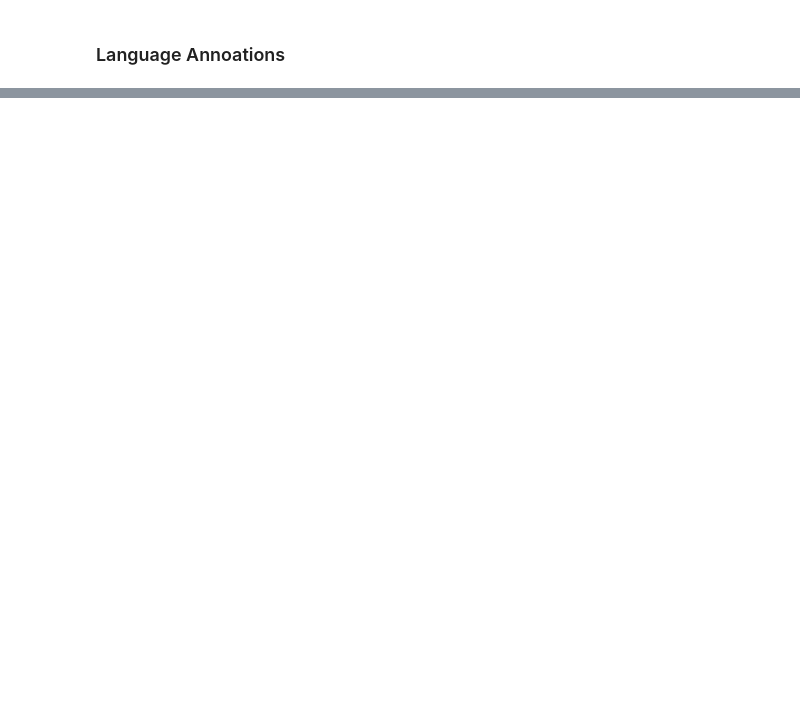
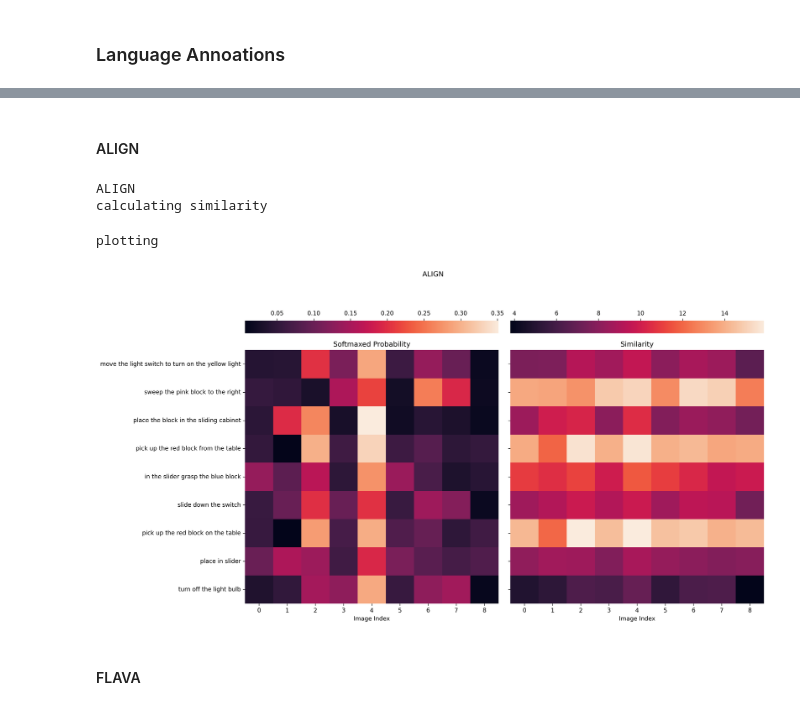
Before and after one commit to thesofakillers/nlgoals, a Jupyter notebook: notebooks/clip-sanity-check.ipynb, the cells around one changed output, grey strips where cells are left out. Cells and saved outputs as stored; diff of their text form; code cells hidden in the pictures; blank space fills up the shorter version.

```diff
--- a/notebooks/clip-sanity-check.ipynb
+++ b/notebooks/clip-sanity-check.ipynb
@@ -126,0 +309,14 @@ lang_annotations = np.load(
+# %% [markdown]
+#### ALIGN
+# %%
+processor = transformers.AlignProcessor.from_pretrained("kakaobrain/align-base")
+model = transformers.AlignModel.from_pretrained("kakaobrain/align-base")
+# %%
+run_my_pipeline(lang_anns, images, processor, model, 'ALIGN')
+# %% [output]
+ALIGN
+calculating similarity
+plotting
+[figure, added]
+# %% [markdown]
+#### FLAVA
```
Also changed, not shown: parts of 22 cells of this notebook.
